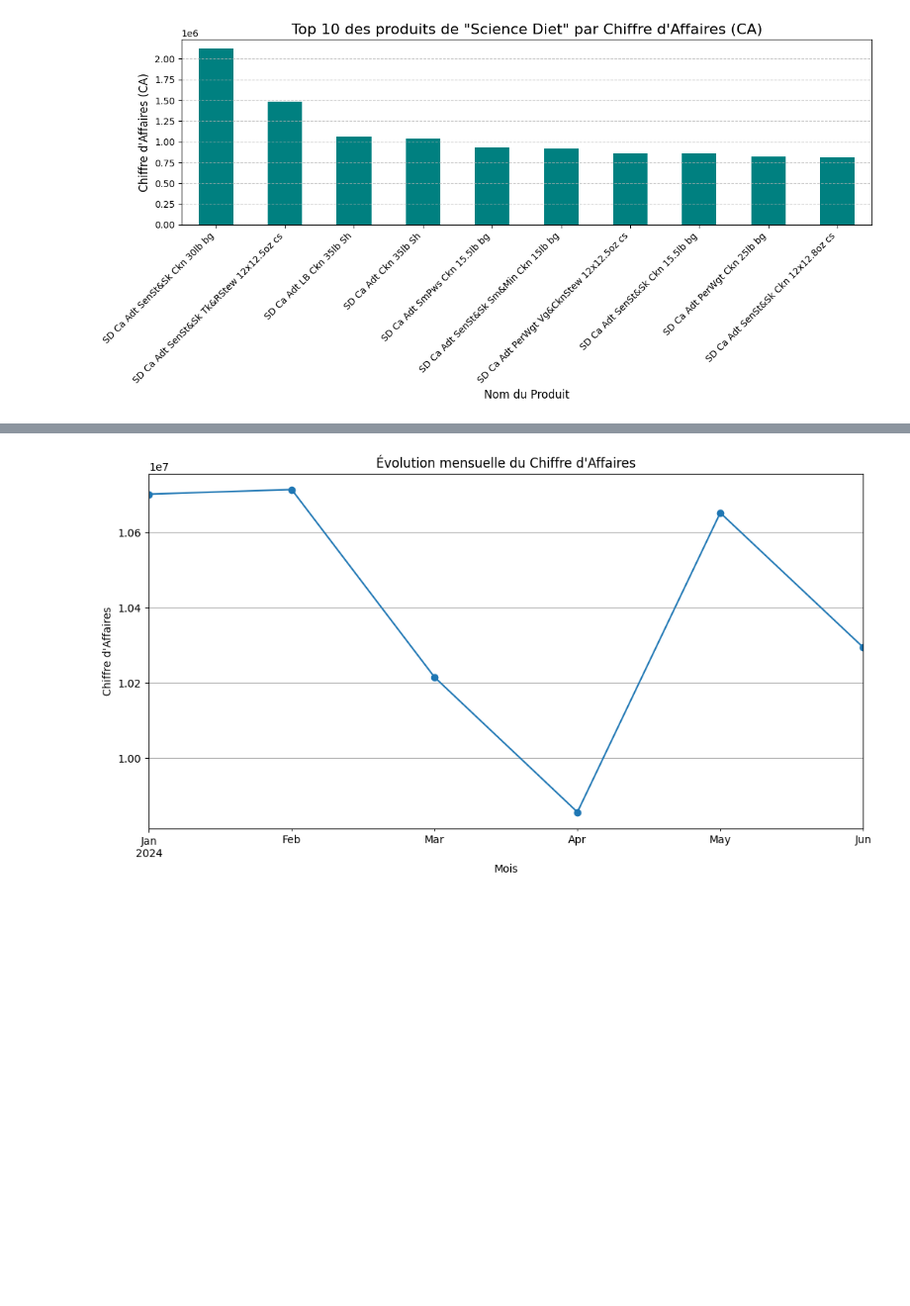
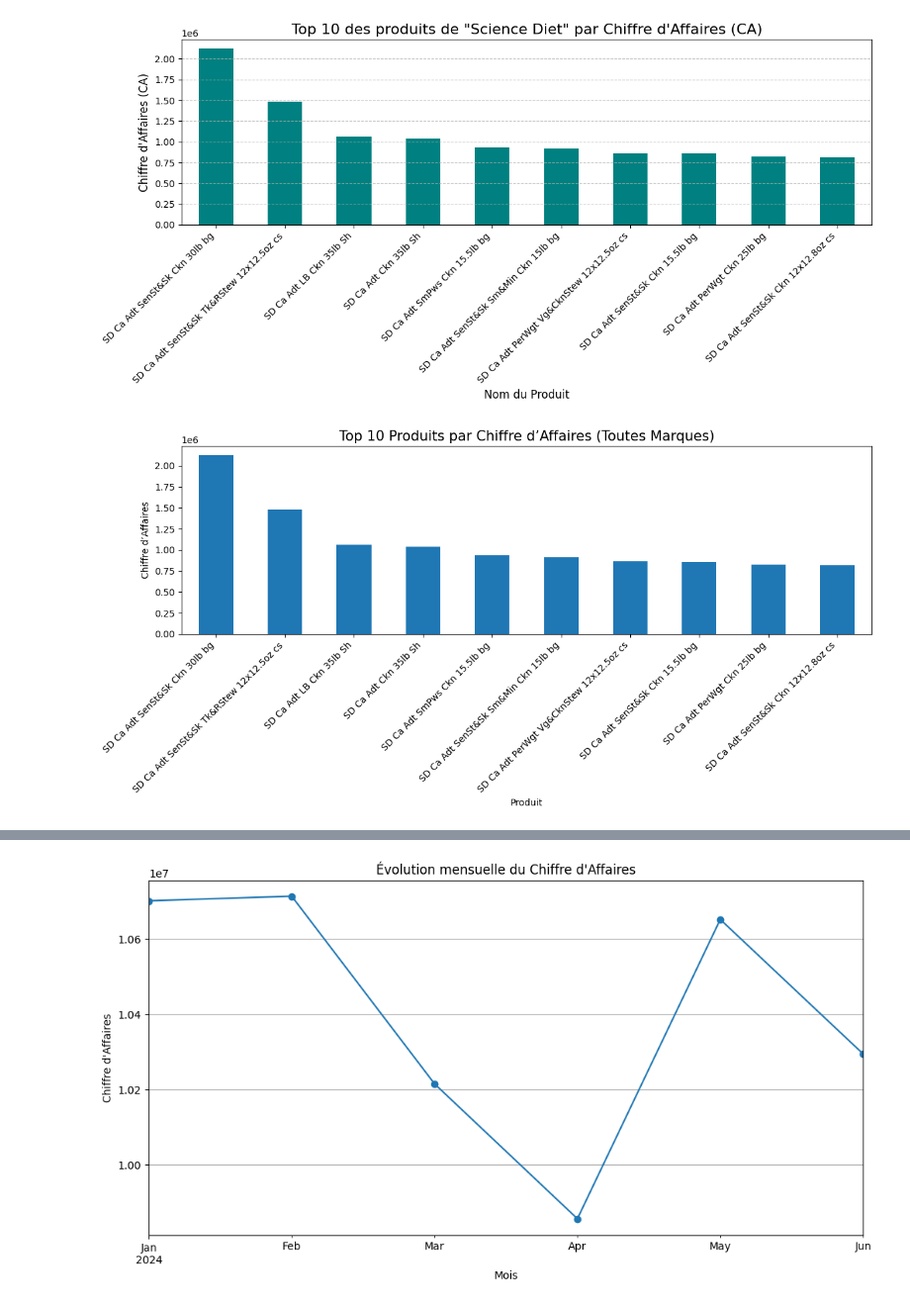
Before and after one commit to DomNoutsGit/Business_Data_Case, a Jupyter notebook: Main.ipynb, the cells around one changed output, grey strips where cells are left out. Shown at 99% size. Cells and saved outputs as stored; diff of their text form; code cells hidden in the pictures; blank space fills up the shorter version.

```diff
--- a/Main.ipynb
+++ b/Main.ipynb
@@ -9,7 +9,7 @@ pd.set_option('display.max_columns', None)
 # %% [markdown]
 ##### Analyse données retailer
 # %%
-df_ret = pd.read_csv("/data/retailer.csv")
+df_ret = pd.read_csv("data/retailer.csv")
 # %%
 df_ret.head()
 # %% [output]
@@ -164,3 +164,23 @@ plt.tight_layout()
 plt.show()
 # %% [output]
 [figure]
+# %%
+top10_products = (
+    df_ventes
+    .groupby('product_name')['sales']
+    .sum()
+    .sort_values(ascending=False)
+    .head(10)
+)
+
+plt.figure(figsize=(12, 6))
+top10_products.plot(kind='bar')
+
+plt.title('Top 10 Produits par Chiffre d’Affaires (Toutes Marques)', fontsize=15)
+plt.xlabel('Produit')
+plt.ylabel('Chiffre d’Affaires')
+plt.xticks(rotation=45, ha='right')
+plt.tight_layout()
+plt.show()
+# %% [output]
+[figure, added]
```
Also changed, not shown: parts of 46 cells of this notebook, 3 other files.
